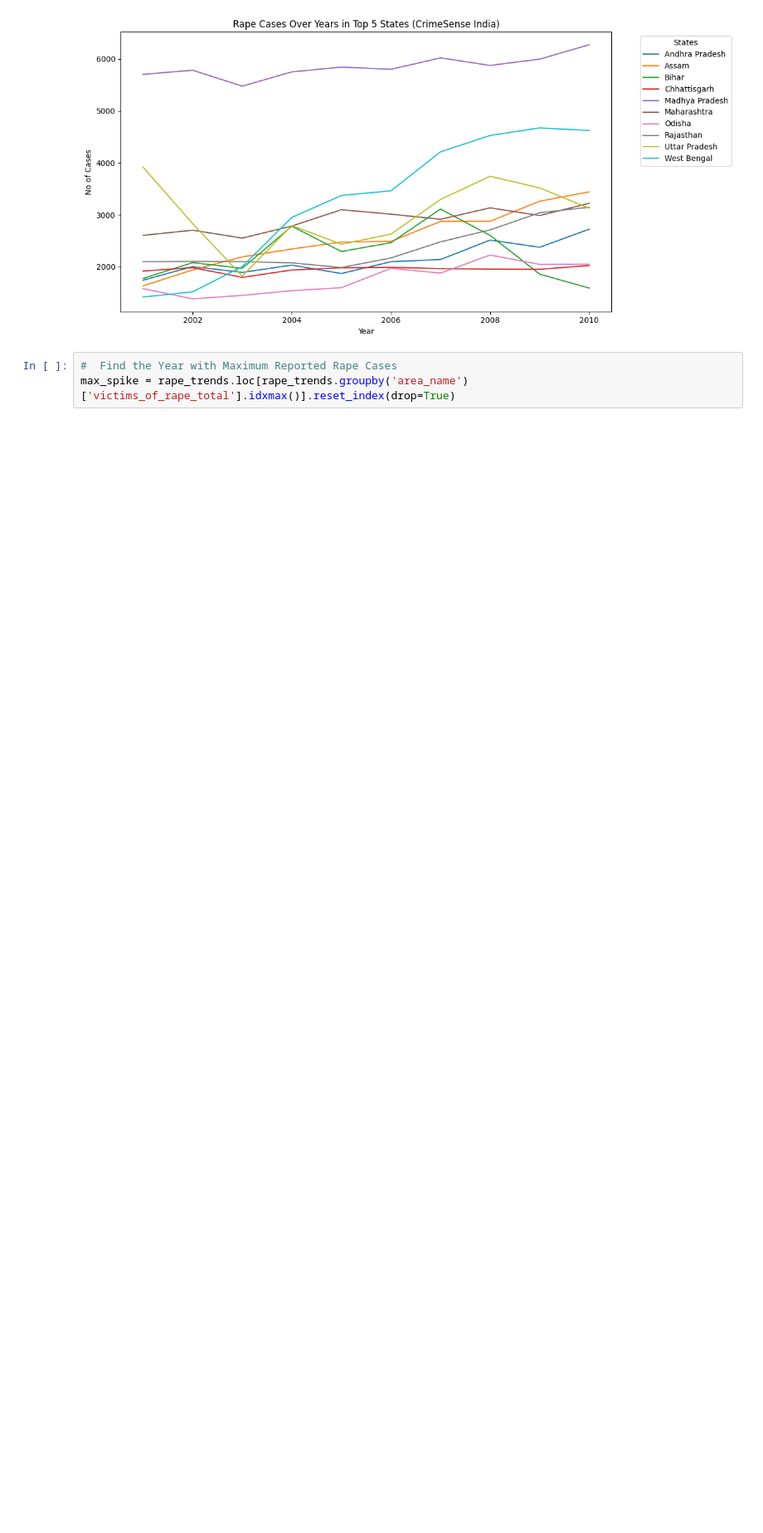
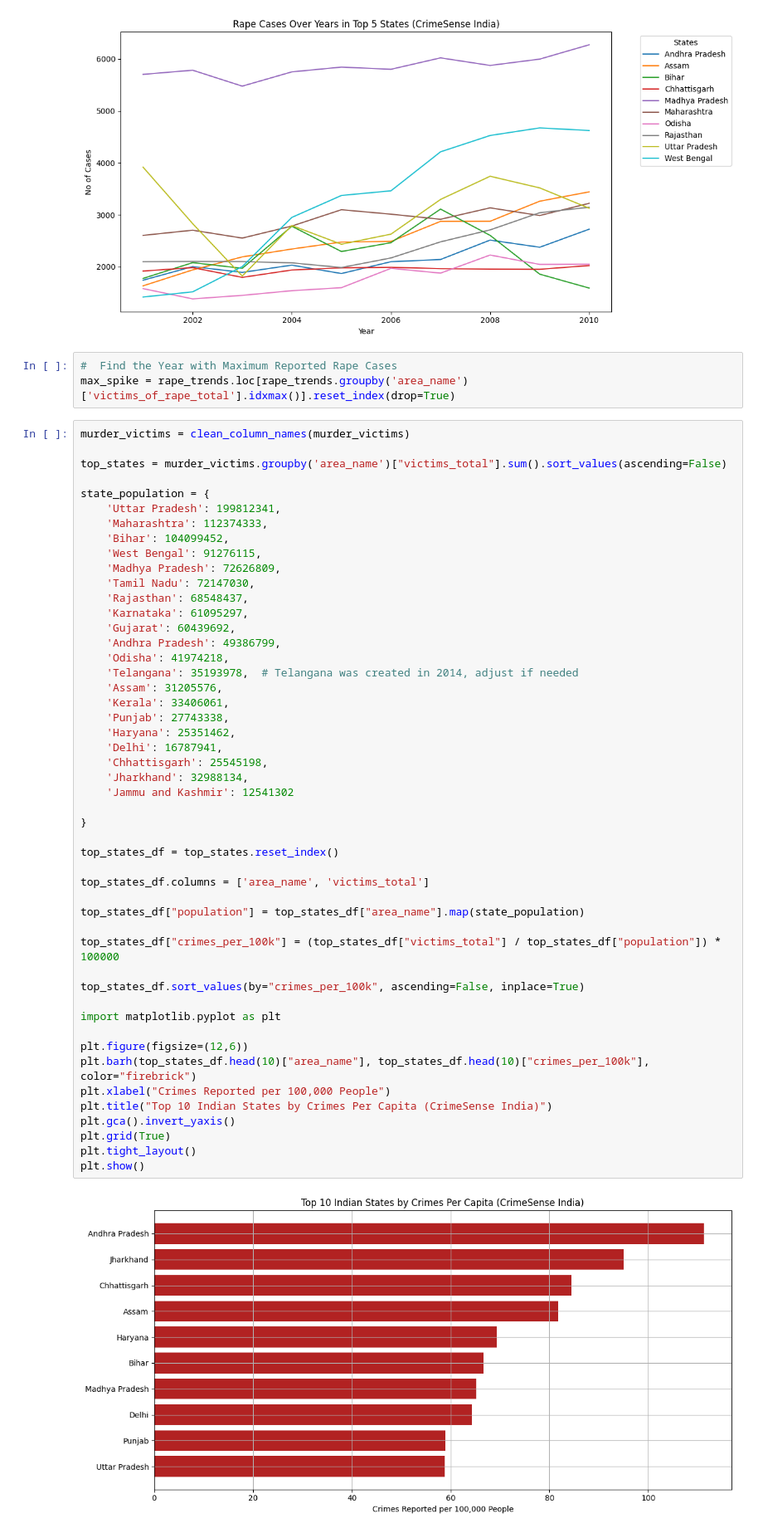
Before and after one commit to imsks/learning-ai, a Jupyter notebook: mini-projects/IndiaCrimeLens.ipynb, the cells around one changed output. Shown at 83% size. Cells and saved outputs as stored; diff of their text form; blank space fills up the shorter version.

```diff
--- a/mini-projects/IndiaCrimeLens.ipynb
+++ b/mini-projects/IndiaCrimeLens.ipynb
@@ -75,3 +75,54 @@ plt.show()
 # %%
 #  Find the Year with Maximum Reported Rape Cases
 max_spike = rape_trends.loc[rape_trends.groupby('area_name')['victims_of_rape_total'].idxmax()].reset_index(drop=True)
+# %%
+murder_victims = clean_column_names(murder_victims)
+
+top_states = murder_victims.groupby('area_name')["victims_total"].sum().sort_values(ascending=False)
+
+state_population = {
+    'Uttar Pradesh': 199812341,
+    'Maharashtra': 112374333,
+    'Bihar': 104099452,
+    'West Bengal': 91276115,
+    'Madhya Pradesh': 72626809,
+    'Tamil Nadu': 72147030,
+    'Rajasthan': 68548437,
+    'Karnataka': 61095297,
+    'Gujarat': 60439692,
+    'Andhra Pradesh': 49386799,
+    'Odisha': 41974218,
+    'Telangana': 35193978,  # Telangana was created in 2014, adjust if needed
+    'Assam': 31205576,
+    'Kerala': 33406061,
+    'Punjab': 27743338,
+    'Haryana': 25351462,
+    'Delhi': 16787941,
+    'Chhattisgarh': 25545198,
+    'Jharkhand': 32988134,
+    'Jammu and Kashmir': 12541302
+
+}
+
+top_states_df = top_states.reset_index()
+
+top_states_df.columns = ['area_name', 'victims_total']
+
+top_states_df["population"] = top_states_df["area_name"].map(state_population)
+
+top_states_df["crimes_per_100k"] = (top_states_df["victims_total"] / top_states_df["population"]) * 100000
+
+top_states_df.sort_values(by="crimes_per_100k", ascending=False, inplace=True)
+
+import matplotlib.pyplot as plt
+
+plt.figure(figsize=(12,6))
+plt.barh(top_states_df.head(10)["area_name"], top_states_df.head(10)["crimes_per_100k"], color="firebrick")
+plt.xlabel("Crimes Reported per 100,000 People")
+plt.title("Top 10 Indian States by Crimes Per Capita (CrimeSense India)")
+plt.gca().invert_yaxis()
+plt.grid(True)
+plt.tight_layout()
+plt.show()
+# %% [output]
+[figure, added]
```
Also changed, not shown: parts of 4 cells of this notebook.
